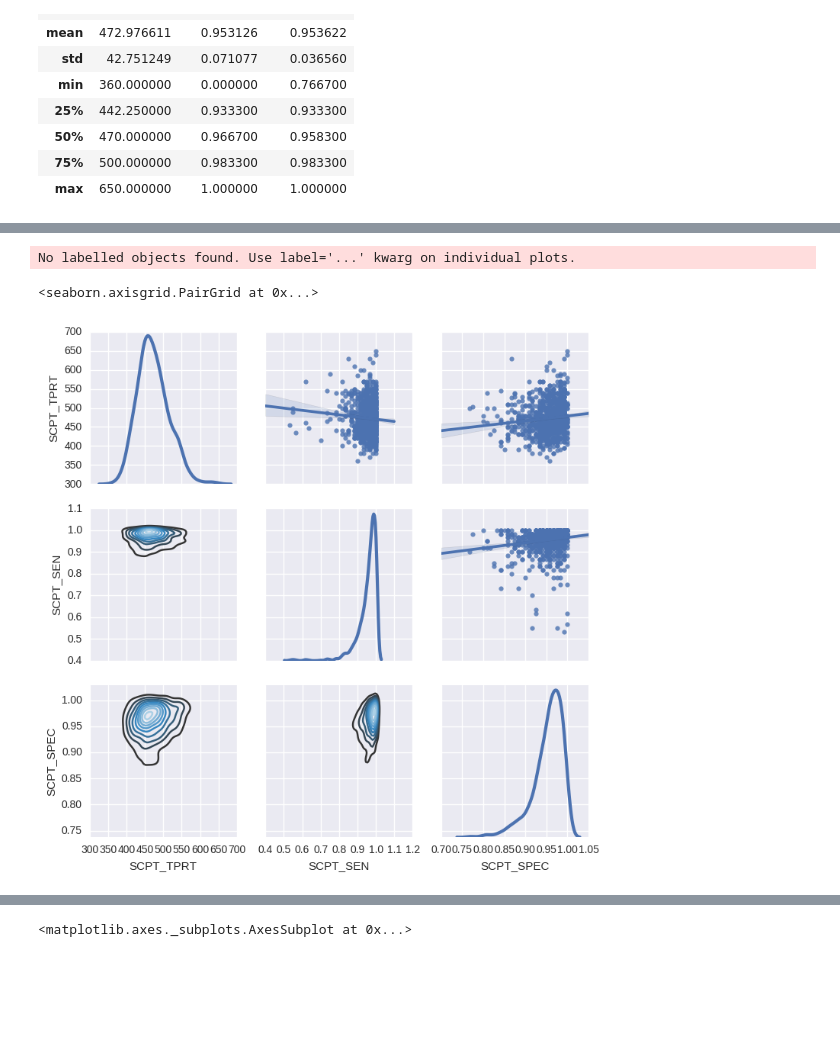
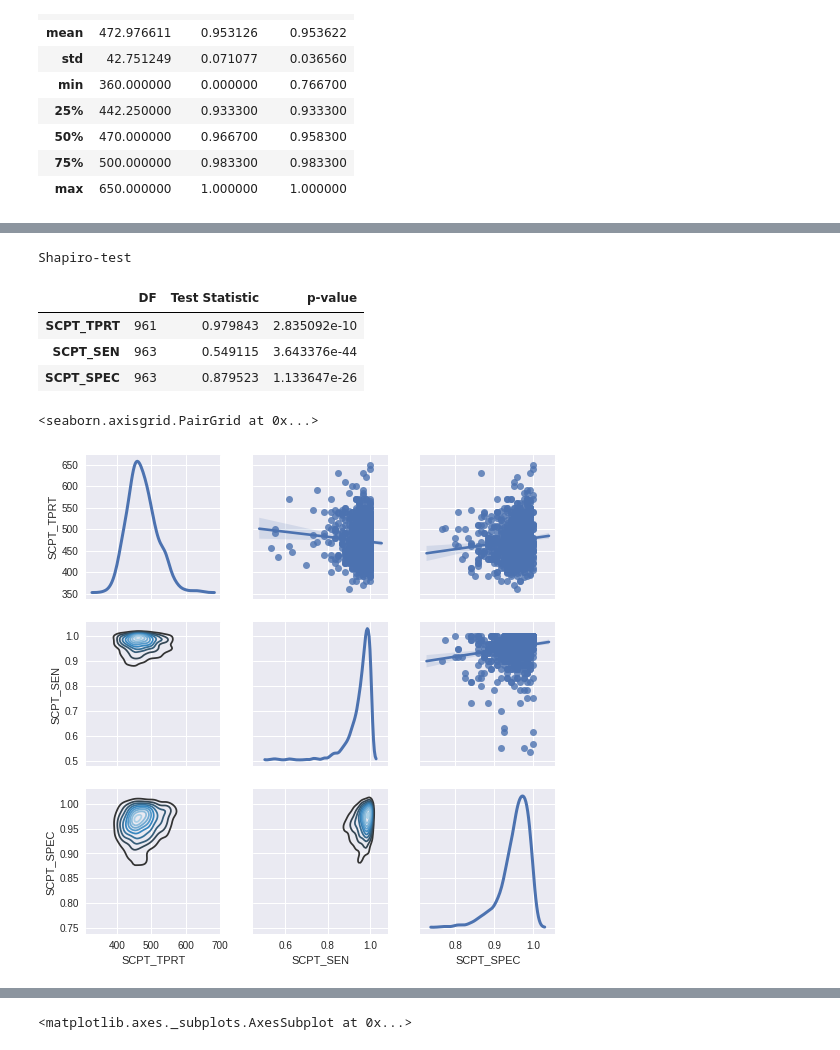
Before and after one commit to SIMEXP/hcp, a Jupyter notebook: HCP_pheno-corr_all.ipynb, the cells around one changed output, grey strips where cells are left out. Saved outputs shown, nothing was run; the diff lists cells and outputs as text; code cells hidden in the pictures; blank space fills up the shorter version.

```diff
--- a/HCP_pheno-corr_all.ipynb
+++ b/HCP_pheno-corr_all.ipynb
@@ -506,17 +500,14 @@ z = data_cog_SusAtt.SCPT_SPEC.dropna()
 
 shapiro_results_x = scipy.stats.shapiro(x)
 shapiro_results_y = scipy.stats.shapiro(y)
-shapiro_results_z = scipy.stats.shapiro(y)
+shapiro_results_z = scipy.stats.shapiro(z)
 
-matrix_sw = [
-    ['', 'DF', 'Test Statistic', 'p-value'],
-    ['SCPT_TPRT', len(x) - 1, shapiro_results_x[0], shapiro_results_x[1]],
-    ['SCPT_SEN', len(y) - 1, shapiro_results_y[0], shapiro_results_y[1]],
-    ['SCPT_SPEC', len(y) - 1, shapiro_results_z[0], shapiro_results_z[1]]
-]
-
-shapiro_table = plotly.figure_factory.create_table(matrix_sw, index=True)
-iplot(shapiro_table, filename='shapiro-table')
+dict_sw = {'DF':[len(x) - 1,len(y) - 1,len(z) - 1],
+           'Test Statistic': [shapiro_results_x[0],shapiro_results_y[0],shapiro_results_z[0]],
+           'p-value': [shapiro_results_x[1],shapiro_results_y[1],shapiro_results_z[1]]}
+df = pd.DataFrame(dict_sw,index=['SCPT_TPRT','SCPT_SEN','SCPT_SPEC'])
+print('Shapiro-test')
+display(df)
 
 # PLot dist
 g = sns.PairGrid(data_cog_SusAtt.dropna(), diag_sharey=False)
@@ -528,6 +518,10 @@ g.map_diag(sns.kdeplot, lw=3)
-No labelled objects found. Use label='...' kwarg on individual plots.
+Shapiro-test
+|  | DF | Test Statistic | p-value |
+| SCPT_TPRT | 961 | 0.979843 | 2.835092e-10 |
+| SCPT_SEN | 963 | 0.549115 | 3.643376e-44 |
+| SCPT_SPEC | 963 | 0.879523 | 1.133647e-26 |
 <seaborn.axisgrid.PairGrid at 0x...>
-[figure, old version]
+[figure, new version]
 # %% [markdown]
 - ### Instrument: Verbal Episodic Memory (Penn Word Memory Test)
 
```
Also changed, not shown: parts of 21 cells of this notebook.
